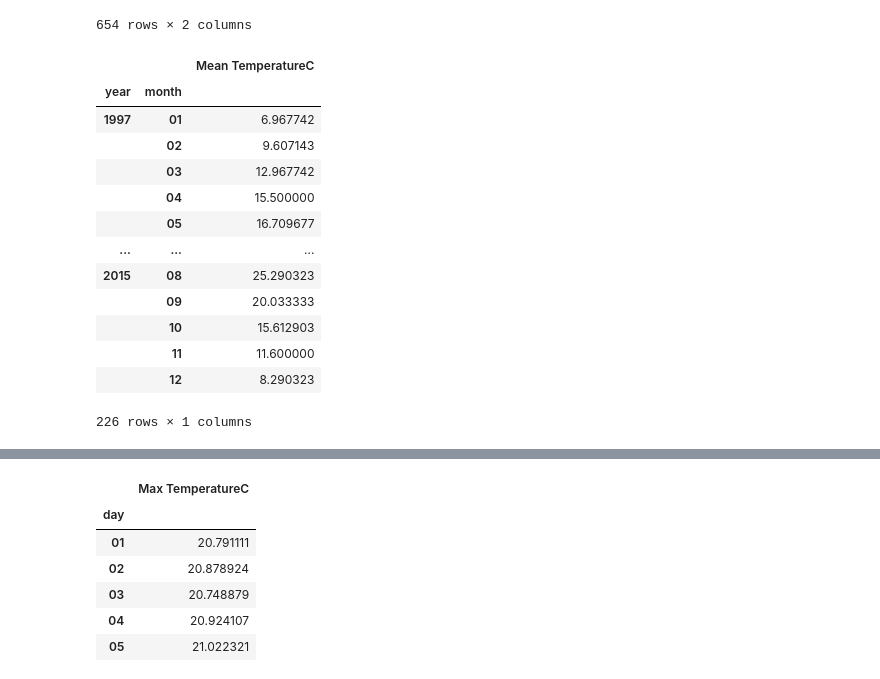
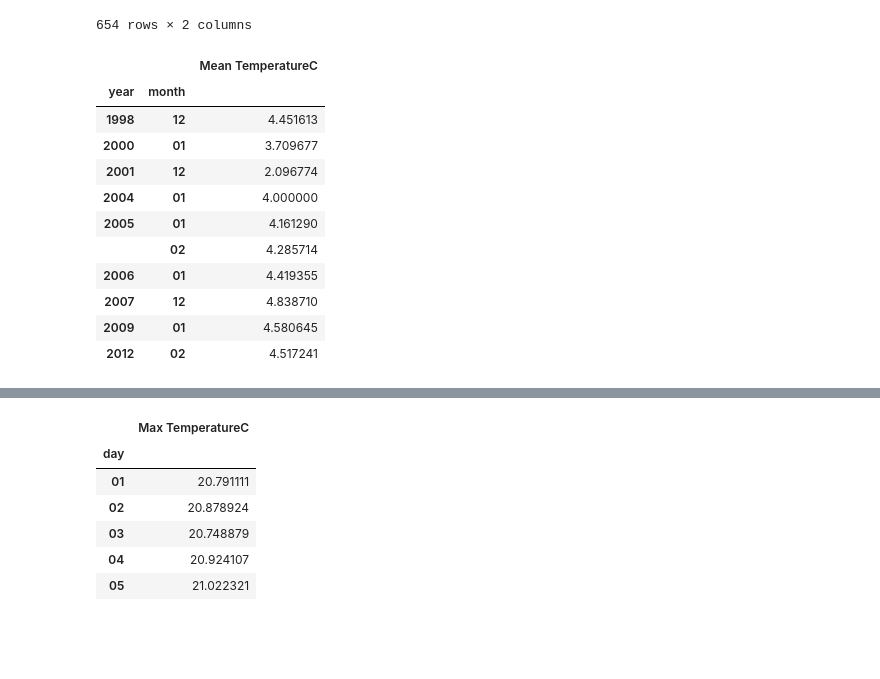
Before and after one commit to ArseniusShapar/ML_lab1, a Jupyter notebook: notebook.ipynb, the cells around one changed output, grey strips where cells are left out. Saved outputs shown, nothing was run; the diff lists cells and outputs as text; code cells hidden in the pictures; blank space fills up the shorter version.

```diff
--- a/notebook.ipynb
+++ b/notebook.ipynb
@@ -101,20 +101,19 @@ df[['month', 'Mean TemperatureC']][(df['Mean TemperatureC'] >= 0) & (df['Mean Te
 | 6521 | 03 | 4.0 |
 654 rows × 2 columns
 # %%
-df[['year', 'month', 'Mean TemperatureC']].groupby(['year', 'month']).mean()
+temperatures = df[['year', 'month', 'Mean TemperatureC']].groupby(['year', 'month']).mean()
+temperatures[(temperatures['Mean TemperatureC'] >= 0) & (temperatures['Mean TemperatureC'] <= 5)]
 # %% [output]
 |  |  | Mean TemperatureC |
 | year | month |  |
-| 1997 | 01 | 6.967742 |
-|  | 02 | 9.607143 |
-|  | 03 | 12.967742 |
-|  | 04 | 15.500000 |
-|  | 05 | 16.709677 |
-| ... | ... | ... |
-| 2015 | 08 | 25.290323 |
-|  | 09 | 20.033333 |
-|  | 10 | 15.612903 |
-|  | 11 | 11.600000 |
-|  | 12 | 8.290323 |
+| 1998 | 12 | 4.451613 |
+| 2000 | 01 | 3.709677 |
+| 2001 | 12 | 2.096774 |
+| 2004 | 01 | 4.000000 |
+| 2005 | 01 | 4.161290 |
+|  | 02 | 4.285714 |
+| 2006 | 01 | 4.419355 |
+| 2007 | 12 | 4.838710 |
+| 2009 | 01 | 4.580645 |
+| 2012 | 02 | 4.517241 |
-226 rows × 1 columns
 # %%
```
Also changed, not shown: parts of 1 cell of this notebook.
